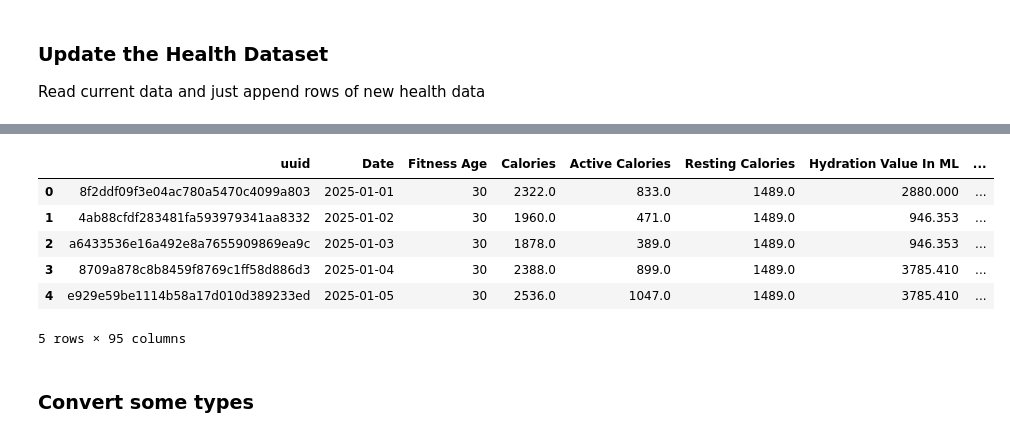
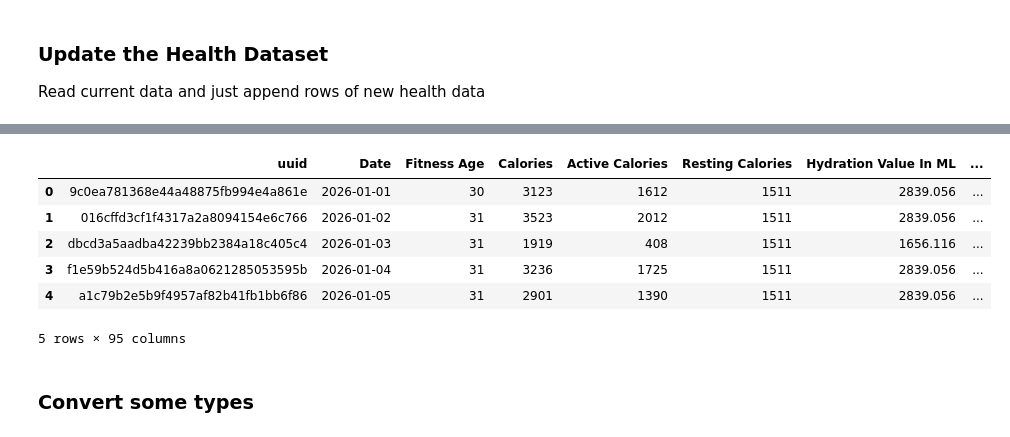
Before and after one commit to christophermagno/christophermagno, a Jupyter notebook: Projects/Personal Health Analysis/health_dataset.ipynb, the cells around one changed output, grey strips where cells are left out. Drawn from its saved outputs; the diff is of its cells as text; code cells hidden in the pictures.

```diff
--- a/Projects/Personal Health Analysis/health_dataset.ipynb
+++ b/Projects/Personal Health Analysis/health_dataset.ipynb
@@ -610,8 +651,14 @@ def get_health_data(date):
         'userFloorsAscendedGoal',
     ]
 
-    health_data = safe_api_call(api.get_stats, date)[1]
-    health_data['fitnessAge'] = int(safe_api_call(api.get_fitnessage_data, date)[1]['fitnessAge'])
+    success, health_data, _ = safe_api_call(api.get_stats, date)
+    success, result, _ = safe_api_call(api.get_fitnessage_data, date)
+    if success:
+        health_data['fitnessAge'] = int(result['fitnessAge'])
+    else:
+        health_data['fitnessAge'] = None
+
+    # Get heart rate data
 
     # Heart rate data
     hdata = safe_api_call(api.get_heart_rates, date)[1]['heartRateValues']
@@ -659,5 +725,8 @@ def get_healths_data(dates=None):
 # %% [markdown]
 ## 📆 Get Date Range
 # %%
-dates = get_date_range(datetime.datetime.strptime('12-31-2025', '%m-%d-%Y'))
+# current_date = datetime.datetime.strptime('12-31-2025', '%m-%d-%Y')
+current_date = datetime.datetime.today()
+dates = get_date_range(current_date)
+log.info(f'Number of dates: {len(dates)}')
 # %% [output]
@@ -687,0 +872,20 @@ No longer used because we're going to just be updating the sheet now.
+# %%
+# Build the health data set
+# If data already exists, just read the data and generate health data for
+# new days
+if path_health_data.exists() and not FORCE_UPDATE:
+    df_health = pd.read_csv(path_health_data)
+    try:
+        df_health = df_health.drop('Unnamed: 0', axis=1)  # I don't know why it keeps adding this column...
+    except:
+        pass
+    dates_to_update = sorted(list(set(dates).difference(set(df_health['Date'].tolist()))))
+    log.info(f'Updating Dates: {dates_to_update}')
+    health_data = get_healths_data(dates_to_update)
+
+    df_health = pd.concat([df_health, pd.DataFrame(health_data).convert_dtypes()])
+else:
+    # Otherwise generate the data YTD
+    health_data = get_healths_data(dates)
+    df_health = pd.DataFrame(health_data).convert_dtypes()
+df_health.tail()
@@ -868,17 +923,19 @@ df1 = df.copy()
+# %%
+df_health1 = df_health.rename(remap_health_columns, axis=1)[remap_health_columns.values()]
 # %%
 title_columns = ['Qualifier', 'Quality', 'Feedback']
-for col, series in df1.items():
+for col, series in df_health1.items():
     for item in title_columns:
         if re.search(item, col, re.IGNORECASE):
-            df1[col] = series.str.title().str.replace('_', ' ')
-df1.head()
+            df_health1[col] = series.str.title().str.replace('_', ' ')
+df_health1.head()
 # %% [output]
 |  | uuid | Date | Fitness Age | Calories | Active Calories | Resting Calories | Hydration Value In ML | ... |
-| 0 | 8f2ddf09f3e04ac780a5470c4099a803 | 2025-01-01 | 30 | 2322.0 | 833.0 | 1489.0 | 2880.000 | ... |
-| 1 | 4ab88cfdf283481fa593979341aa8332 | 2025-01-02 | 30 | 1960.0 | 471.0 | 1489.0 | 946.353 | ... |
-| 2 | a6433536e16a492e8a7655909869ea9c | 2025-01-03 | 30 | 1878.0 | 389.0 | 1489.0 | 946.353 | ... |
-| 3 | 8709a878c8b8459f8769c1ff58d886d3 | 2025-01-04 | 30 | 2388.0 | 899.0 | 1489.0 | 3785.410 | ... |
-| 4 | e929e59be1114b58a17d010d389233ed | 2025-01-05 | 30 | 2536.0 | 1047.0 | 1489.0 | 3785.410 | ... |
+| 0 | 9c0ea781368e44a48875fb994e4a861e | 2026-01-01 | 30 | 3123 | 1612 | 1511 | 2839.056 | ... |
+| 1 | 016cffd3cf1f4317a2a8094154e6c766 | 2026-01-02 | 31 | 3523 | 2012 | 1511 | 2839.056 | ... |
+| 2 | dbcd3a5aadba42239bb2384a18c405c4 | 2026-01-03 | 31 | 1919 | 408 | 1511 | 1656.116 | ... |
+| 3 | f1e59b524d5b416a8a0621285053595b | 2026-01-04 | 31 | 3236 | 1725 | 1511 | 2839.056 | ... |
+| 4 | a1c79b2e5b9f4957af82b41fb1bb6f86 | 2026-01-05 | 31 | 2901 | 1390 | 1511 | 2839.056 | ... |
 5 rows × 95 columns
 # %% [markdown]
 ### Convert some types
```
Also changed, not shown: parts of 37 cells of this notebook.
